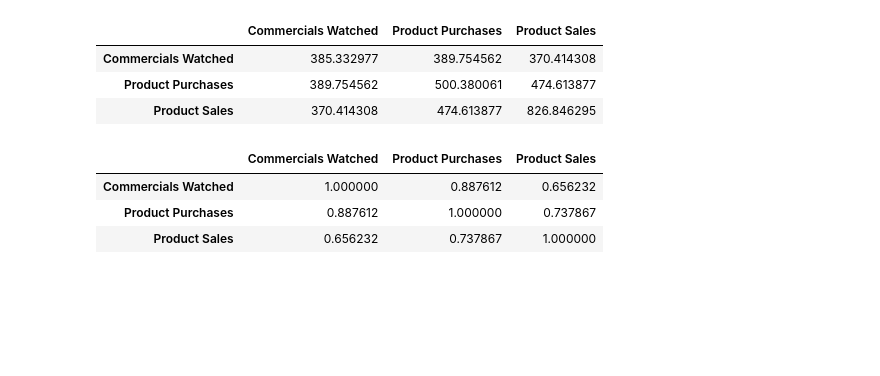
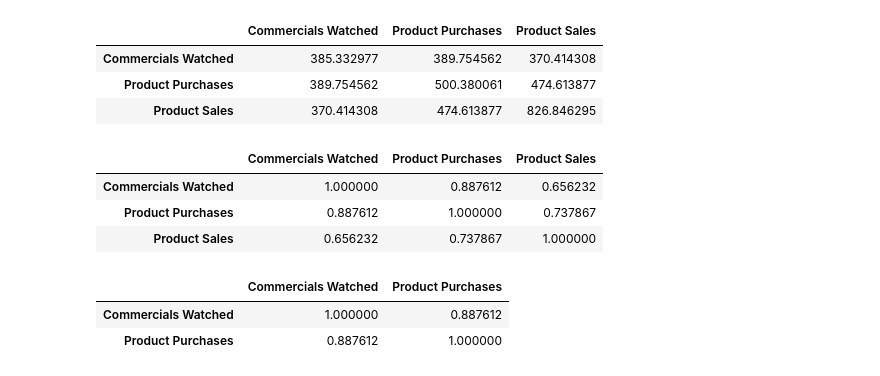
Before and after one commit to gauravpks/ml-repo, a Jupyter notebook: Part 0 - Welcome to Machine Learning A-Z/CovNCor.ipynb, the cells around one changed output. Saved outputs shown, nothing was run; the diff lists cells and outputs as text; code cells hidden in the pictures; blank space fills up the shorter version.

```diff
--- a/Part 0 - Welcome to Machine Learning A-Z/CovNCor.ipynb
+++ b/Part 0 - Welcome to Machine Learning A-Z/CovNCor.ipynb
@@ -110,3 +110,9 @@ df_new.corr()
 | Commercials Watched | 1.000000 | 0.887612 | 0.656232 |
 | Product Purchases | 0.887612 | 1.000000 | 0.737867 |
 | Product Sales | 0.656232 | 0.737867 | 1.000000 |
+# %%
+df_new[['Commercials Watched', 'Product Purchases']].corr()
+# %% [output]
+|  | Commercials Watched | Product Purchases |
+| Commercials Watched | 1.000000 | 0.887612 |
+| Product Purchases | 0.887612 | 1.000000 |
```
Also changed, not shown: parts of 1 cell of this notebook.
